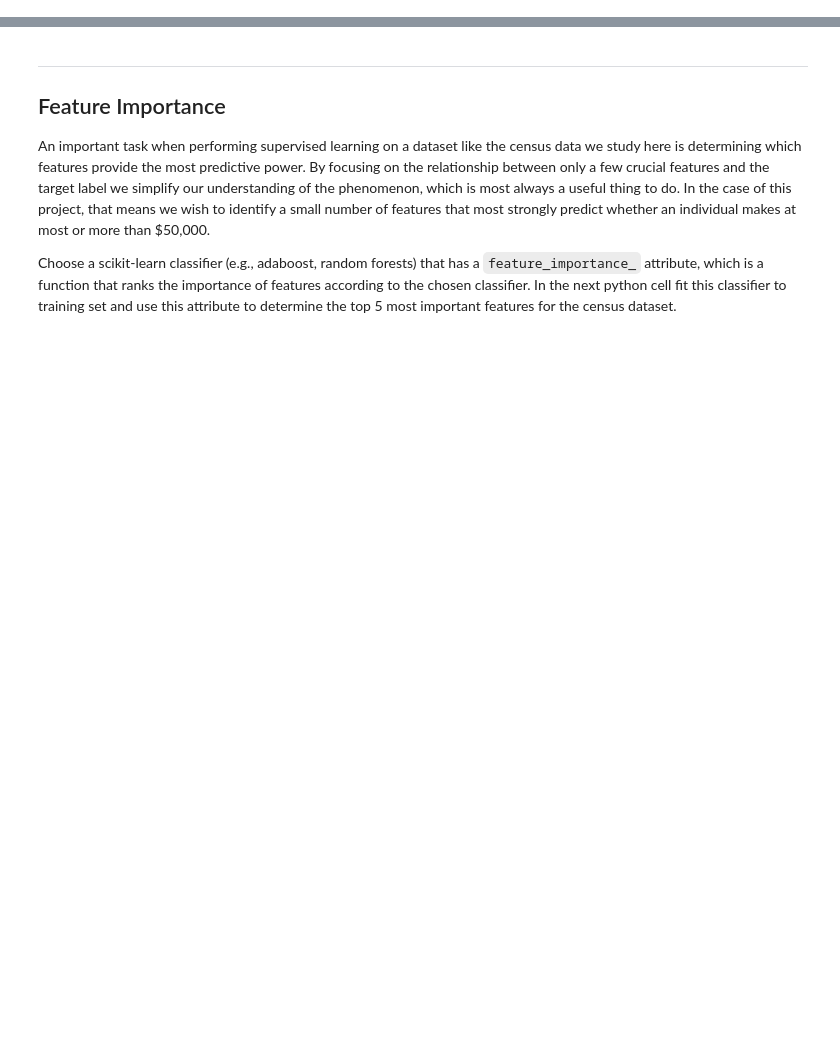
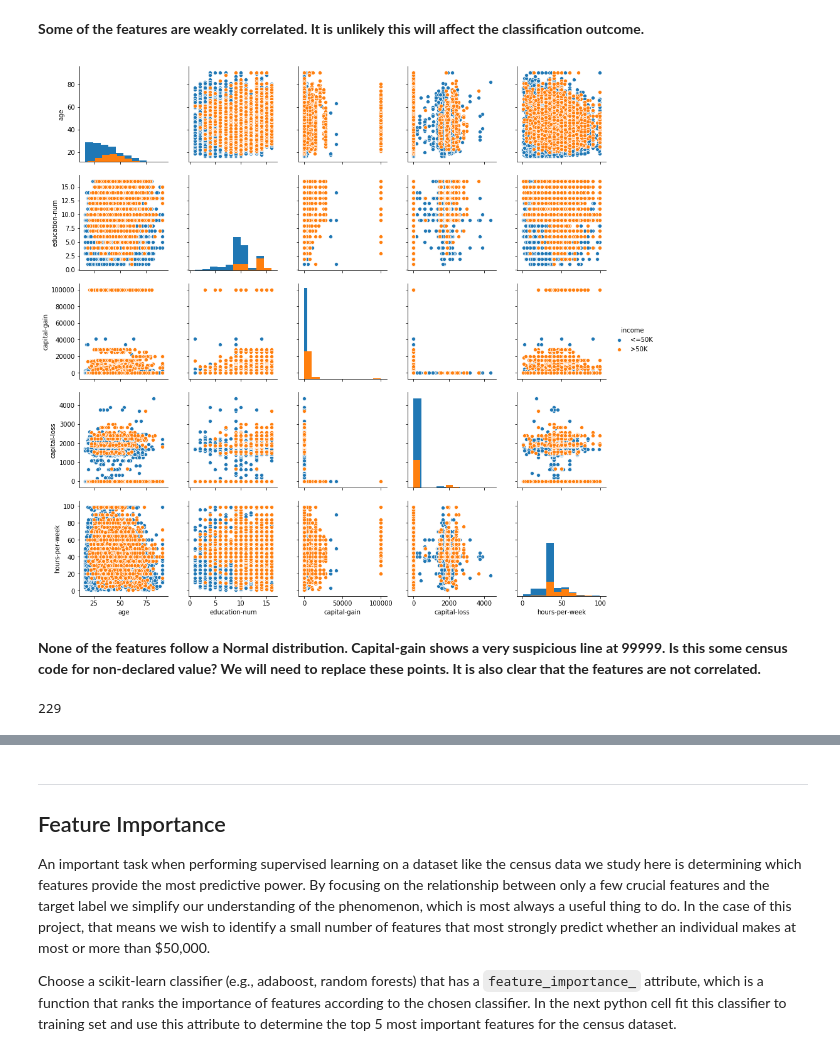
Before and after one commit to bvcmartins/dsndProject1, a Jupyter notebook: finding_donors.ipynb, the cells around one changed output, grey strips where cells are left out. Saved outputs shown, nothing was run; the diff lists cells and outputs as text; code cells hidden in the pictures; blank space fills up the shorter version.

```diff
--- a/finding_donors.ipynb
+++ b/finding_donors.ipynb
@@ -619,0 +97,14 @@ Both scores are less than half the scores obtained using AdaBoost. Therefore, we
+# %% [markdown]
+**Some of the features are weakly correlated. It is unlikely this will affect the classification outcome.**
+# %%
+# visually inspect all the combinations of numerical variables
+sns.pairplot(data, hue='income', diag_kind='hist');
+# %% [output]
+[figure, added]
+# %% [markdown]
+**None of the features follow a Normal distribution. Capital-gain shows a very suspicious line at 99999. Is this some census code for non-declared value? We will need to replace these points. It is also clear that the features are not correlated.**
+# %%
+# There are 229 entries with capital-gain = 99999.0. That's not a lot.
+data[data['capital-gain'] == data['capital-gain'].max()]['capital-gain'].count()
+# %% [output]
+229
```
Also changed, not shown: parts of 252 cells of this notebook.
